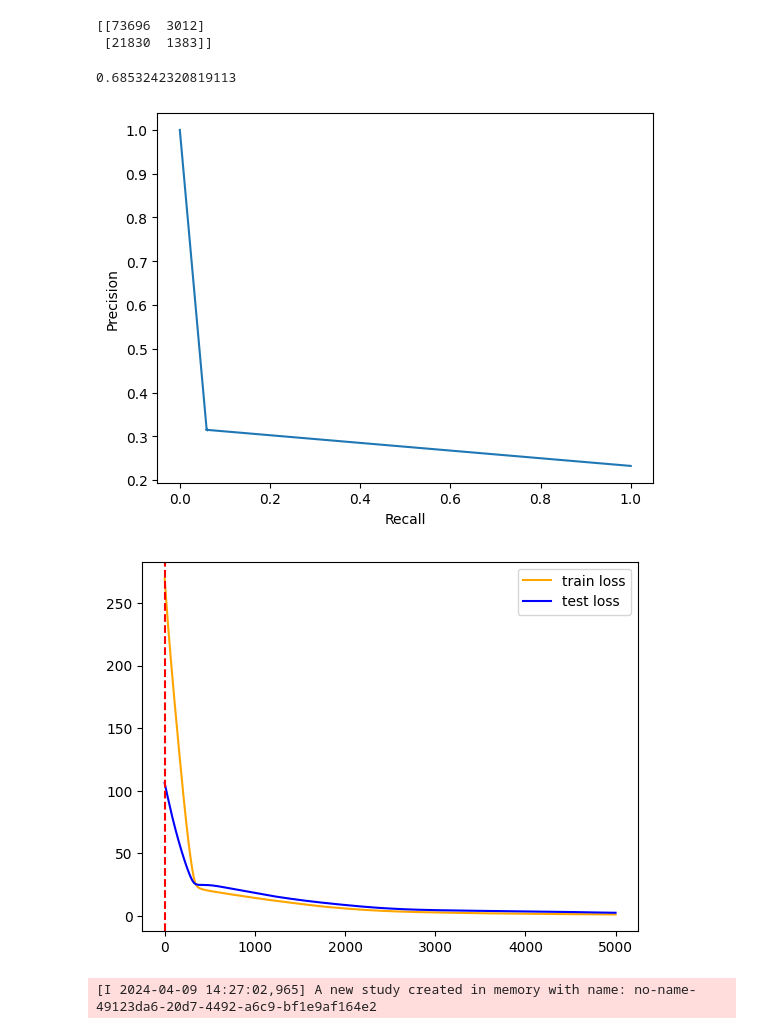
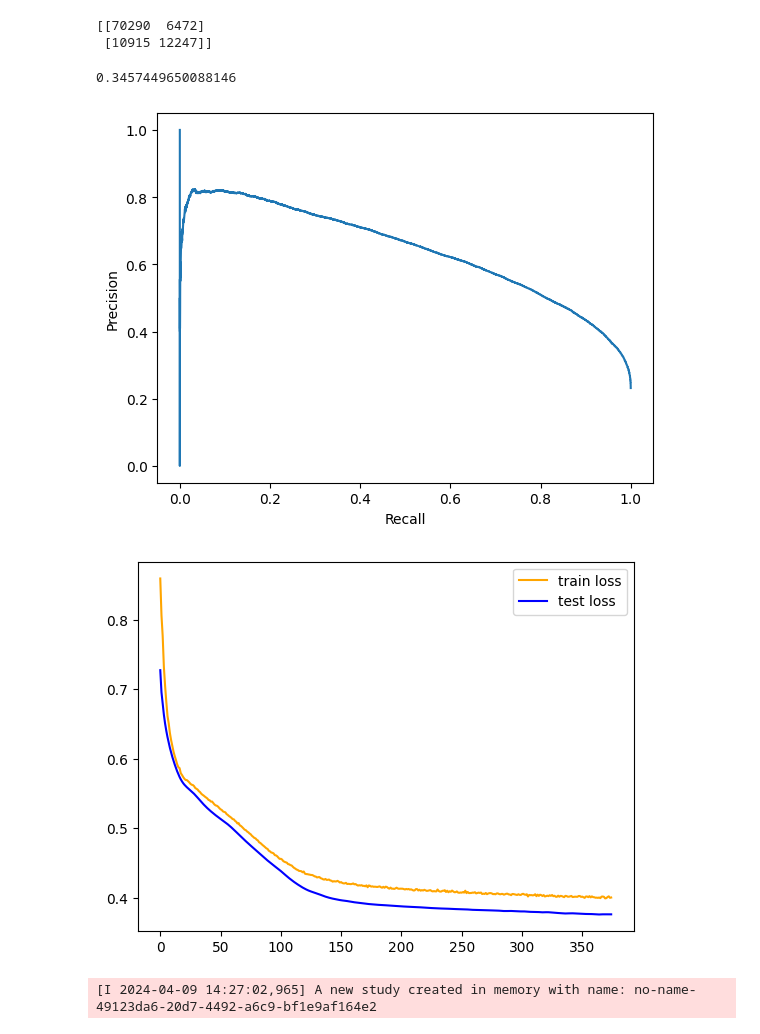
Before and after one commit to aidotse/flib, a Jupyter notebook: thesis_XAML/GNN_training.ipynb, the cells around one changed output. Cells and saved outputs as stored; diff of their text form; code cells hidden in the pictures.

Commit message:
graphsage

```diff
--- a/thesis_XAML/GNN_training.ipynb
+++ b/thesis_XAML/GNN_training.ipynb
@@ -138,13 +175,16 @@ def train_NeuralNetwork(hyperparameters = None, verbose = False):
 # %%
+
 hyperparameters = {'hidden_channels': 15,
                    'num_heads': 3,
                     'dropout': 0.2,
-                    'lr': 0.0001,
+                    'lr': 0.001,
                     'epochs': 1000,
-                    'beta': 0.9999}
+                    'beta': 0.9999,
+                    'seed':1}
 
+dataset='100K_accts_MID5'
 
-model, traindata, testdata, feature_names, target_names, accuracy = train_GAT_GraphSVX_foroptuna(hyperparameters, verbose = True)
+model, traindata, testdata, feature_names, target_names, running_train_loss, running_test_loss, accuracy = train_GAT_GraphSVX_foroptuna(hyperparameters, verbose = True, dataset=dataset)
 # %% [output]
 Using device: cuda
 Double check which dataset is being used.
@@ -180,8 +225,8 @@ with torch.no_grad():
     cm = confusion_matrix(y_true, y_pred)
     print(cm)
 # %% [output]
-[[73696  3012]
- [21830  1383]]
+[[70290  6472]
+ [10915 12247]]
 # %%
 FPpercent = cm[0,1] / (cm[1,1] + cm[0,1])
 print(FPpercent)
@@ -197,16 +242,16 @@ plt.xlabel('Recall')
 plt.ylabel('Precision')
 plt.show()
 # %% [output]
-0.6853242320819113
+0.3457449650088146
-[figure, old version]
+[figure, new version]
 # %%
 plt.plot(running_train_loss, label='train loss', color='orange')
 plt.plot(running_test_loss, label='test loss', color='blue')
-plt.axvline(x=first_stop, color='red', linestyle='--')
+#plt.axvline(x=first_stop, color='red', linestyle='--')
 plt.legend(['train loss', 'test loss'])
 plt.show()
 # %% [output]
-[figure, old version]
+[figure, new version]
 # %%
 import optuna
 
```
Also changed, not shown: parts of 6 cells of this notebook, 3 other files.
